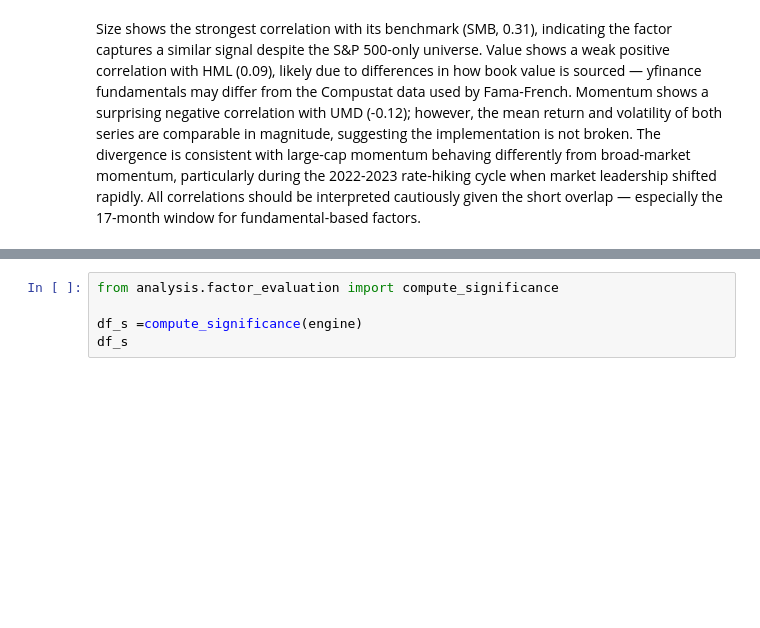
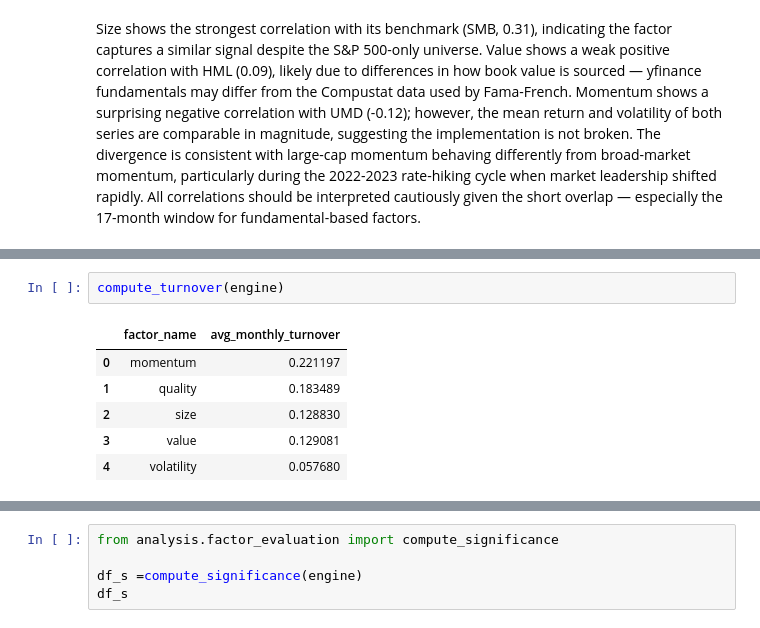
Before and after one commit to Tony-Steiner/factor-research-platform, a Jupyter notebook: notebooks/research_report.ipynb, the cells around one changed output, grey strips where cells are left out. Cells and saved outputs as stored; diff of their text form; blank space fills up the shorter version.

```diff
--- a/notebooks/research_report.ipynb
+++ b/notebooks/research_report.ipynb
@@ -129,0 +151,9 @@ Size shows the strongest correlation with its benchmark (SMB, 0.31), indicating
+# %%
+compute_turnover(engine)
+# %% [output]
+|  | factor_name | avg_monthly_turnover |
+| 0 | momentum | 0.221197 |
+| 1 | quality | 0.183489 |
+| 2 | size | 0.128830 |
+| 3 | value | 0.129081 |
+| 4 | volatility | 0.057680 |
```
Also changed, not shown: parts of 8 cells of this notebook, 12 other files.
